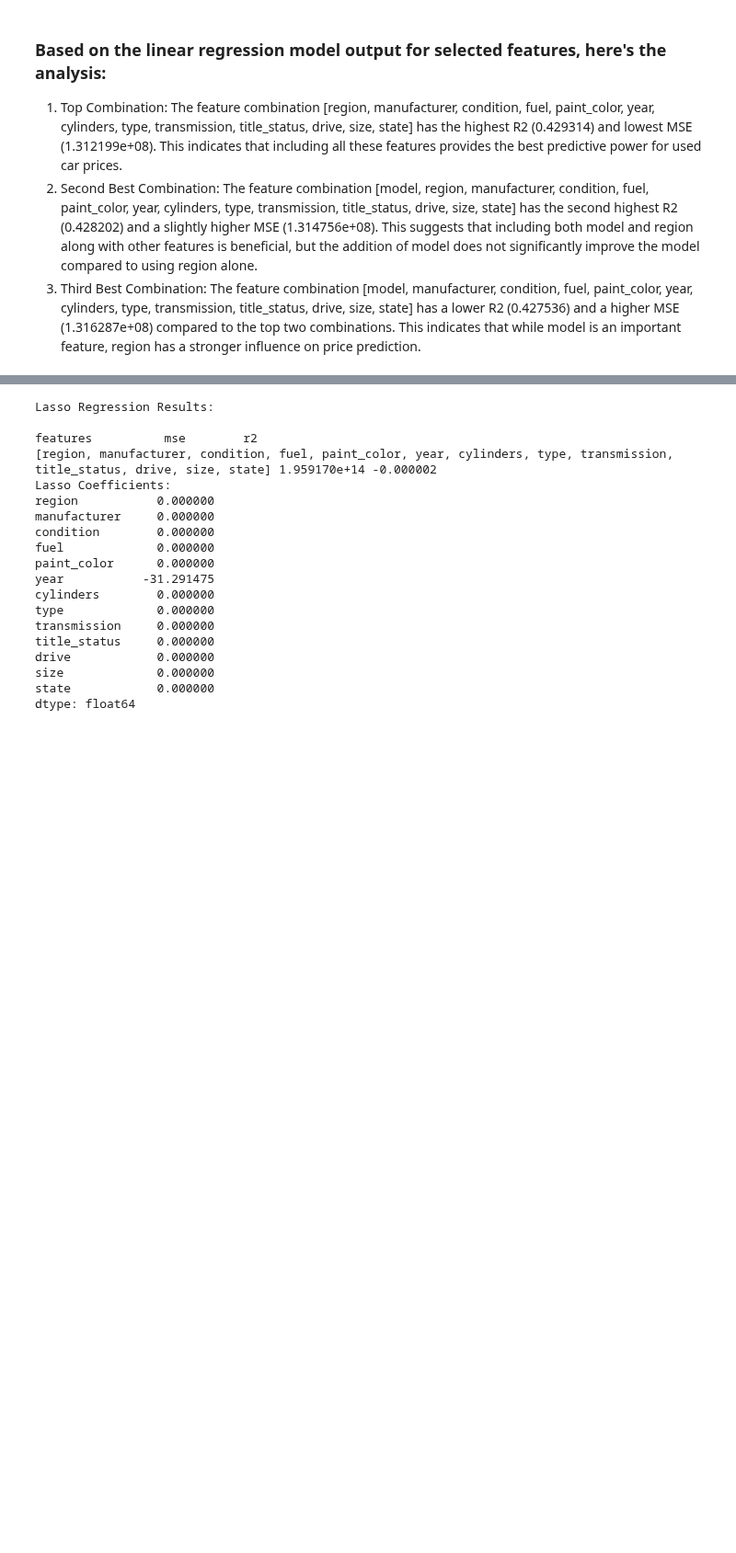
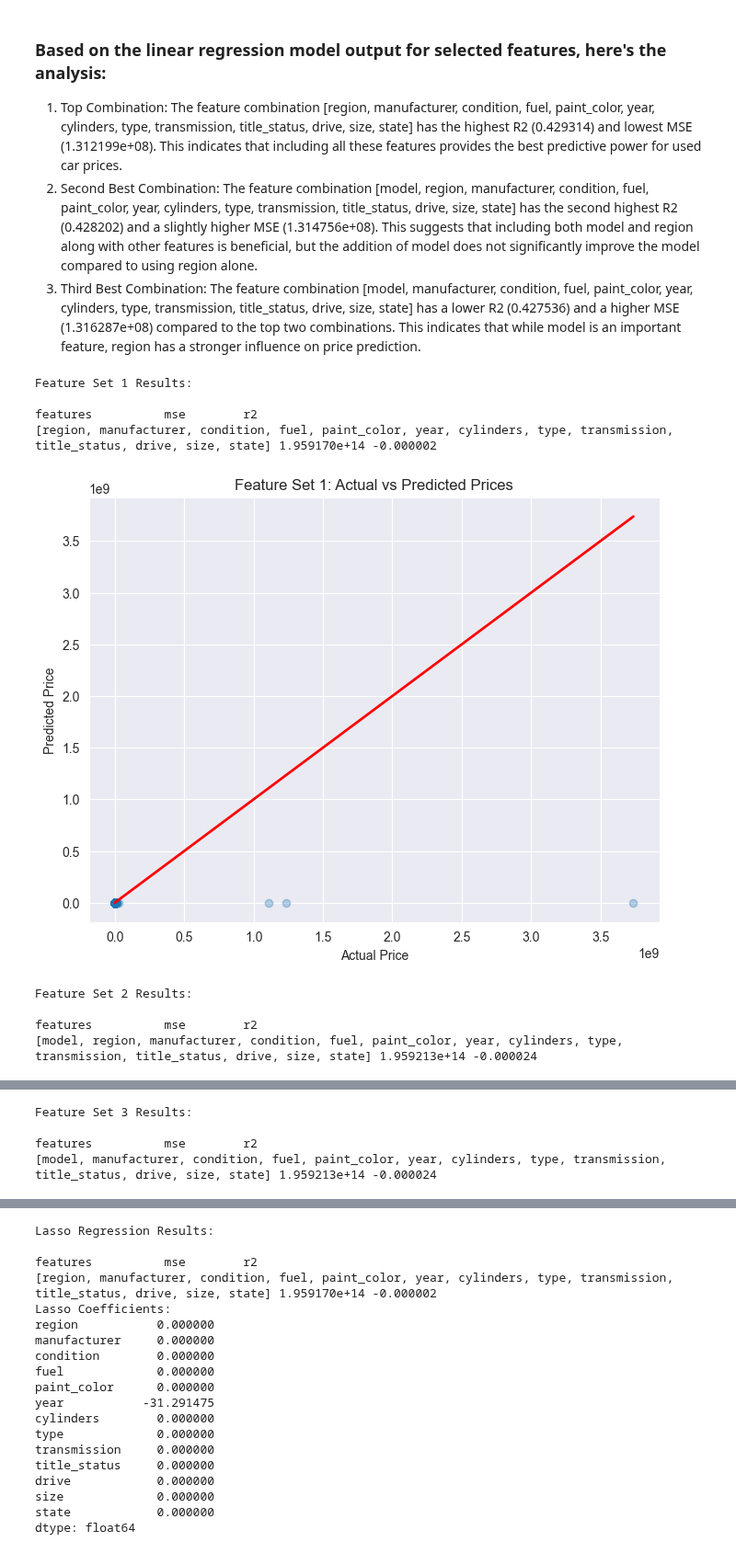
Before and after one commit to licyambrose/carpriceproject, a Jupyter notebook: used_car_price_v2.ipynb, the cells around one changed output, grey strips where cells are left out. Shown at 92% size. Saved outputs shown, nothing was run; the diff lists cells and outputs as text; code cells hidden in the pictures; blank space fills up the shorter version.

```diff
--- a/used_car_price_v2.ipynb
+++ b/used_car_price_v2.ipynb
@@ -487,6 +487,17 @@ results1 = pd.DataFrame({'features': [features1], 'mse': [mse1], 'r2': [r2_1]})
 print('Feature Set 1 Results:')
 print(results1.to_string(index=False))
 
+# Plot actual vs predicted prices for Feature Set 1
+import matplotlib.pyplot as plt
+plt.figure(figsize=(8, 6))
+plt.scatter(y1_test, y1_pred, alpha=0.3)
+plt.xlabel('Actual Price')
+plt.ylabel('Predicted Price')
+plt.title('Feature Set 1: Actual vs Predicted Prices')
+plt.plot([y1_test.min(), y1_test.max()], [y1_test.min(), y1_test.max()], color='red', lw=2)
+plt.grid(True)
+plt.show()
+
 # Feature set 2
 features2 = ['model', 'region', 'manufacturer', 'condition', 'fuel', 'paint_color', 'year', 'cylinders', 'type', 'transmission', 'title_status', 'drive', 'size', 'state']
 # Encode categorical columns to numeric
@@ -494,30 +505,58 @@ for col in features2:
     if data[col].dtype == 'object':
         data[col] = data[col].astype('category').cat.codes
 X2 = data[features2]
 y2 = pd.to_numeric(data['price'], errors='coerce').fillna(0)
 X2_train, X2_test, y2_train, y2_test = train_test_split(X2, y2, test_size=0.2, random_state=42)
 lr2 = LinearRegression()
 lr2.fit(X2_train, y2_train)
 y2_pred = lr2.predict(X2_test)
 mse2 = mean_squared_error(y2_test, y2_pred)
 r2_2 = r2_score(y2_test, y2_pred)
 results2 = pd.DataFrame({'features': [features2], 'mse': [mse2], 'r2': [r2_2]})
 print('Feature Set 2 Results:')
 print(results2.to_string(index=False))
 
+# Plot actual vs predicted prices for Feature Set 2
+plt.figure(figsize=(8, 6))
+plt.scatter(y2_test, y2_pred, alpha=0.3)
+plt.xlabel('Actual Price')
+plt.ylabel('Predicted Price')
+plt.title('Feature Set 2: Actual vs Predicted Prices')
+plt.plot([y2_test.min(), y2_test.max()], [y2_test.min(), y2_test.max()], color='red', lw=2)
+plt.grid(True)
+plt.show()
+
 # Feature set 3
 features3 = ['model', 'manufacturer', 'condition', 'fuel', 'paint_color', 'year', 'cylinders', 'type', 'transmission', 'title_status', 'drive', 'size', 'state']
 for col in features3:
     if data[col].dtype == 'object':
         data[col] = data[col].astype('category').cat.codes
 X3 = data[features3]
 y3 = pd.to_numeric(data['price'], errors='coerce').fillna(0)
 X3_train, X3_test, y3_train, y3_test = train_test_split(X3, y3, test_size=0.2, random_state=42)
 lr3 = LinearRegression()
 lr3.fit(X3_train, y3_train)
 y3_pred = lr3.predict(X3_test)
 mse3 = mean_squared_error(y3_test, y3_pred)
 r2_3 = r2_score(y3_test, y3_pred)
 results3 = pd.DataFrame({'features': [features3], 'mse': [mse3], 'r2': [r2_3]})
 print('Feature Set 3 Results:')
 print(results3.to_string(index=False))
+
+# Plot actual vs predicted prices for Feature Set 3
+plt.figure(figsize=(8, 6))
+plt.scatter(y3_test, y3_pred, alpha=0.3)
+plt.xlabel('Actual Price')
+plt.ylabel('Predicted Price')
+plt.title('Feature Set 3: Actual vs Predicted Prices')
+plt.plot([y3_test.min(), y3_test.max()], [y3_test.min(), y3_test.max()], color='red', lw=2)
+plt.grid(True)
+plt.show()
+# %% [output]
+Feature Set 1 Results:
+                                                                                                                   features          mse        r2
+[region, manufacturer, condition, fuel, paint_color, year, cylinders, type, transmission, title_status, drive, size, state] 1.959170e+14 -0.000002
+[figure, added]
+Feature Set 2 Results:
+                                                                                                                          features          mse        r2
+[model, region, manufacturer, condition, fuel, paint_color, year, cylinders, type, transmission, title_status, drive, size, state] 1.959213e+14 -0.000024
@@ -523,0 +564,3 @@ print(results3.to_string(index=False))
+Feature Set 3 Results:
+                                                                                                                  features          mse        r2
+[model, manufacturer, condition, fuel, paint_color, year, cylinders, type, transmission, title_status, drive, size, state] 1.959213e+14 -0.000024
```
Also changed, not shown: parts of 3 cells of this notebook.
